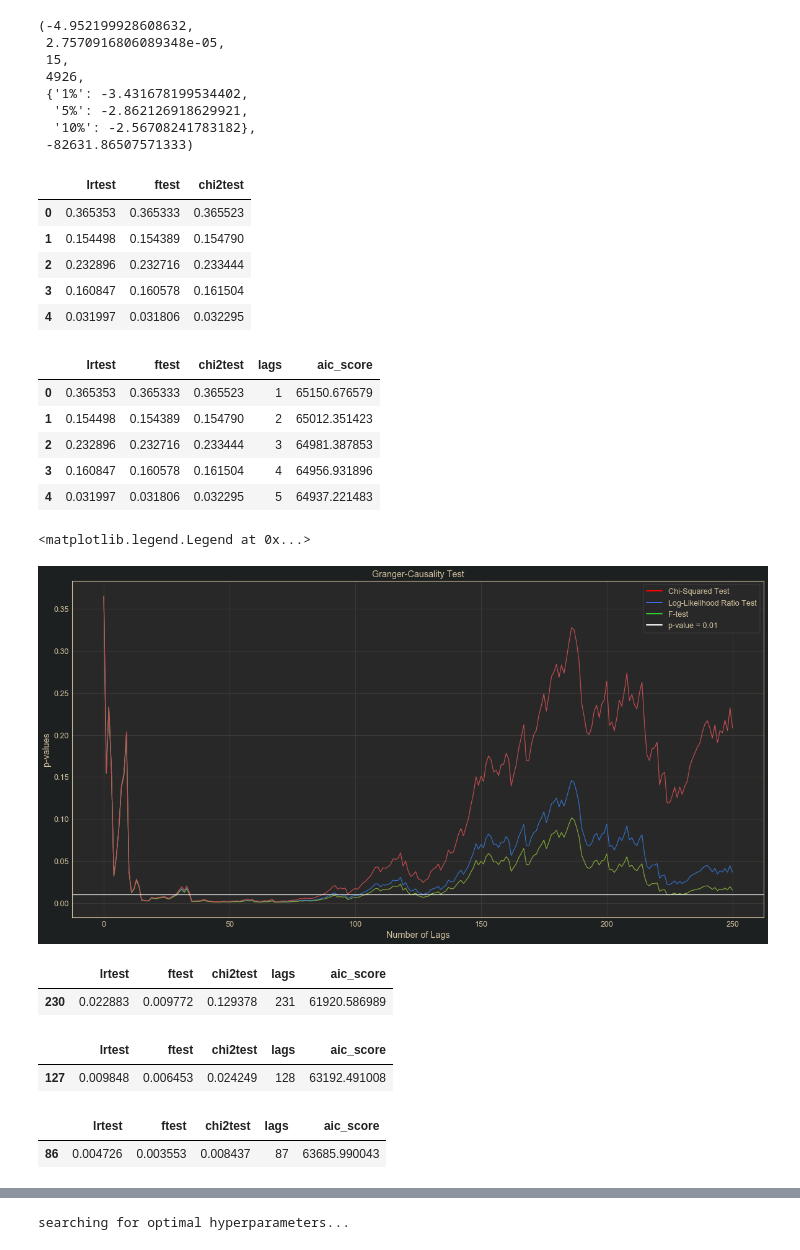
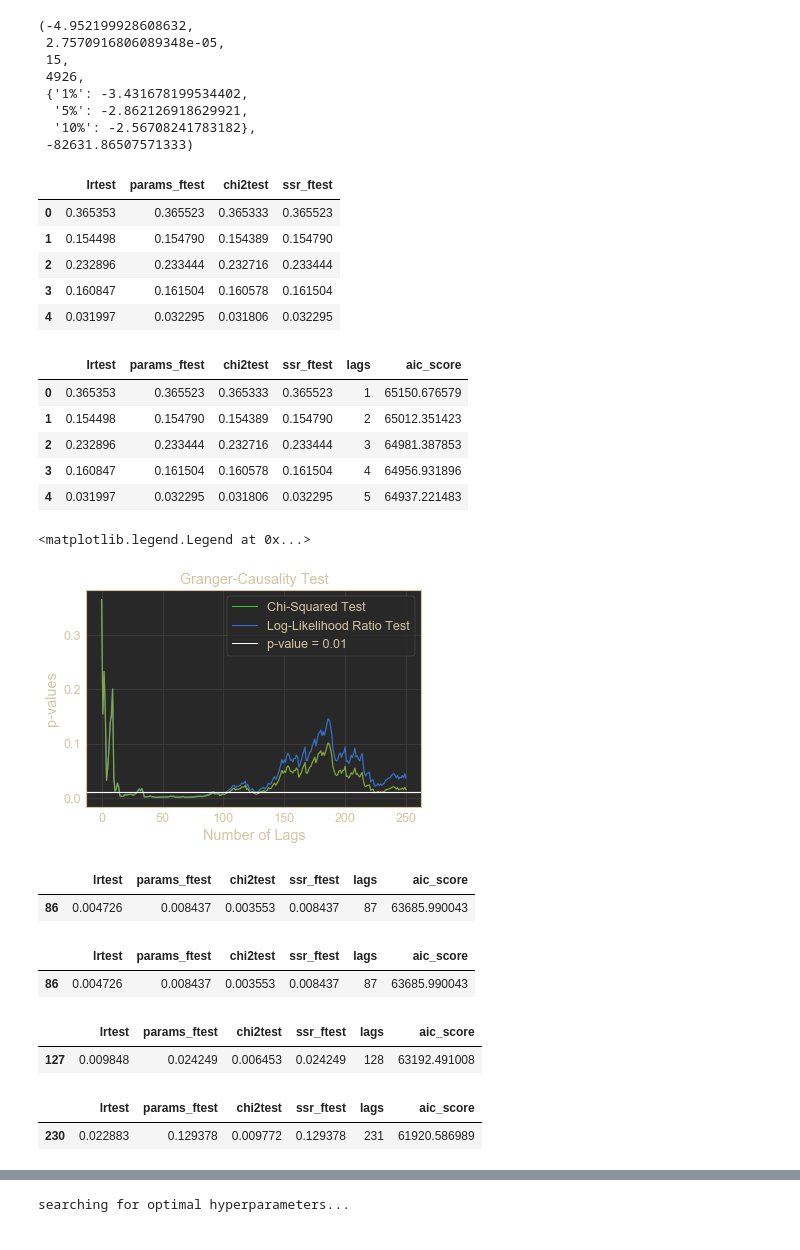
Before and after one commit to mayabenowitz/hedgepy, a Jupyter notebook: notebooks/1.1-dcor-centrality-svm.ipynb, the cells around one changed output, grey strips where cells are left out. Saved outputs shown, nothing was run; the diff lists cells and outputs as text; code cells hidden in the pictures.

```diff
--- a/notebooks/1.1-dcor-centrality-svm.ipynb
+++ b/notebooks/1.1-dcor-centrality-svm.ipynb
@@ -107,5 +104,5 @@ nx_ts_soft = build_network_time_series(dja_series, soft_threshold=True)
 # %%
-ns_ts_hard = build_network_time_series(dja_series, soft_threshold=False)
+nx_ts_hard = build_network_time_series(dja_series, soft_threshold=False)
 # %%
 nx_ts_02 = build_network_time_series(dja_series, soft_threshold=False, corr_threshold=0.2)
 nx_ts_03 = build_network_time_series(dja_series, soft_threshold=False, corr_threshold=0.3)
@@ -123,7 +120,7 @@ df_dc = pd.concat(df_list, axis=1)
 # %%
 from hedgepy.centrality import global_clustering
 # %%
-df_ec = global_eigencentrality(ns_ts_hard)
+df_ec = global_eigencentrality(nx_ts_hard)
 # df_ec = global_clustering(nx_ts_soft)
 # %%
 # df_ec.columns = ['global_eigencentrality']
@@ -177,5 +205,5 @@ ax2.grid(False)
 # %%
-df_gtest = pd.DataFrame({'DJA': df_dja_index['Close'], 'eigen': (df_ec['global_eigencentrality'])})
+df_gtest = pd.DataFrame({'DJA': df_dja_index['Close'], 'eigen': df_ec['global_eigencentrality']})
 df_gtest.dropna(inplace=True)
 # %%
 df_gtest2 = pd.DataFrame({'DJA': df_dja_index['Close'], 'deg_03': df_dc['dcor > 0.3']})
@@ -206,72 +234,82 @@ aic_df = pd.DataFrame({'lags': list(range(1,252)), 'aic_score': aic_scores})
 p_values_lr = []
 p_values_ft = []
 p_values_chi = []
+p_values_ssrft = []
 for lag in range(1, 252):
     lrtest = gc[lag][0]['lrtest'][1]
-    ftest = gc[lag][0]['ssr_chi2test'][1]
-    chi2test = gc[lag][0]['params_ftest'][1]
+    chi2test = gc[lag][0]['ssr_chi2test'][1]
+    params_ftest = gc[lag][0]['params_ftest'][1]
+    ssr_ftest = gc[lag][0]['ssr_ftest'][1]
     p_values_lr.append(lrtest)
-    p_values_ft.append(ftest)
+    p_values_ft.append(params_ftest)
     p_values_chi.append(chi2test)
+    p_values_ssrft.append(ssr_ftest)
 
-gtest_df = pd.DataFrame({'lrtest': p_values_lr, 'ftest': p_values_ft, 'chi2test': p_values_chi})
+gtest_df = pd.DataFrame({'lrtest': p_values_lr, 'params_ftest': p_values_ft, 'chi2test': p_values_chi, 'ssr_ftest': p_values_ssrft})
 gtest_df.head()
 # %% [output]
-|  | lrtest | ftest | chi2test |
-| 0 | 0.365353 | 0.365333 | 0.365523 |
-| 1 | 0.154498 | 0.154389 | 0.154790 |
-| 2 | 0.232896 | 0.232716 | 0.233444 |
-| 3 | 0.160847 | 0.160578 | 0.161504 |
-| 4 | 0.031997 | 0.031806 | 0.032295 |
+|  | lrtest | params_ftest | chi2test | ssr_ftest |
+| 0 | 0.365353 | 0.365523 | 0.365333 | 0.365523 |
+| 1 | 0.154498 | 0.154790 | 0.154389 | 0.154790 |
+| 2 | 0.232896 | 0.233444 | 0.232716 | 0.233444 |
+| 3 | 0.160847 | 0.161504 | 0.160578 | 0.161504 |
+| 4 | 0.031997 | 0.032295 | 0.031806 | 0.032295 |
 # %%
 gtest_aic_df = gtest_df.merge(aic_df, right_index=True, left_index=True)
 gtest_aic_df.head()
 # %% [output]
-|  | lrtest | ftest | chi2test | lags | aic_score |
-| 0 | 0.365353 | 0.365333 | 0.365523 | 1 | 65150.676579 |
-| 1 | 0.154498 | 0.154389 | 0.154790 | 2 | 65012.351423 |
-| 2 | 0.232896 | 0.232716 | 0.233444 | 3 | 64981.387853 |
-| 3 | 0.160847 | 0.160578 | 0.161504 | 4 | 64956.931896 |
-| 4 | 0.031997 | 0.031806 | 0.032295 | 5 | 64937.221483 |
+|  | lrtest | params_ftest | chi2test | ssr_ftest | lags | aic_score |
+| 0 | 0.365353 | 0.365523 | 0.365333 | 0.365523 | 1 | 65150.676579 |
+| 1 | 0.154498 | 0.154790 | 0.154389 | 0.154790 | 2 | 65012.351423 |
+| 2 | 0.232896 | 0.233444 | 0.232716 | 0.233444 | 3 | 64981.387853 |
+| 3 | 0.160847 | 0.161504 | 0.160578 | 0.161504 | 4 | 64956.931896 |
+| 4 | 0.031997 | 0.032295 | 0.031806 | 0.032295 | 5 | 64937.221483 |
 # %%
 # theres a predicitive pocket ranging from 40-90 lag days
 
 plt.plot(p_values_lr)
-plt.plot(p_values_ft)
 plt.plot(p_values_chi)
+# plt.plot(p_values_ft)
+# plt.plot(p_values_ssrft)
 plt.title('Granger-Causality Test')
 plt.ylabel('p-values')
 plt.xlabel('Number of Lags')
 plt.axhline(0.01, color='white')
 
-colors = ['red', 'royalblue', 'limegreen', 'white']
-lines = [ Line2D([0], [0], color=c, linewidth=2) for c in colors ]
-labels = ['Chi-Squared Test', 'Log-Likelihood Ratio Test', 'F-test', 'p-value = 0.01']
+colors = ['limegreen', 'royalblue', 'white']
+lines = [ Line2D([0], [0], color=c, linewidth=1) for c in colors ]
+labels = ['Chi-Squared Test', 'Log-Likelihood Ratio Test', 'p-value = 0.01']
 plt.legend(lines, labels)
 # %% [output]
 <matplotlib.legend.Legend at 0x...>
-[figure, old version]
+[figure, new version]
 # %%
 #ftest aic
-sig_gtest = gtest_aic_df[(gtest_aic_df['ftest'] < 0.01)]
+sig_gtest = gtest_aic_df[(gtest_aic_df['params_ftest'] < 0.01)]
 sig_gtest[sig_gtest['aic_score'] == sig_gtest['aic_score'].min()]
 # %% [output]
-|  | lrtest | ftest | chi2test | lags | aic_score |
-| 230 | 0.022883 | 0.009772 | 0.129378 | 231 | 61920.586989 |
+|  | lrtest | params_ftest | chi2test | ssr_ftest | lags | aic_score |
+| 86 | 0.004726 | 0.008437 | 0.003553 | 0.008437 | 87 | 63685.990043 |
+# %%
+sig_gtest = gtest_aic_df[(gtest_aic_df['ssr_ftest'] < 0.01)]
+sig_gtest[sig_gtest['aic_score'] == sig_gtest['aic_score'].min()]
+# %% [output]
+|  | lrtest | params_ftest | chi2test | ssr_ftest | lags | aic_score |
+| 86 | 0.004726 | 0.008437 | 0.003553 | 0.008437 | 87 | 63685.990043 |
 # %%
 #lrtest aic
 sig_gtest = gtest_aic_df[(gtest_aic_df['lrtest'] < 0.01)]
 sig_gtest[sig_gtest['aic_score'] == sig_gtest['aic_score'].min()]
 # %% [output]
-|  | lrtest | ftest | chi2test | lags | aic_score |
-| 127 | 0.009848 | 0.006453 | 0.024249 | 128 | 63192.491008 |
+|  | lrtest | params_ftest | chi2test | ssr_ftest | lags | aic_score |
+| 127 | 0.009848 | 0.024249 | 0.006453 | 0.024249 | 128 | 63192.491008 |
 # %%
 #chi2test aic
 sig_gtest = gtest_aic_df[(gtest_aic_df['chi2test'] < 0.01)]
 sig_gtest[sig_gtest['aic_score'] == sig_gtest['aic_score'].min()]
 # %% [output]
-|  | lrtest | ftest | chi2test | lags | aic_score |
-| 86 | 0.004726 | 0.003553 | 0.008437 | 87 | 63685.990043 |
+|  | lrtest | params_ftest | chi2test | ssr_ftest | lags | aic_score |
+| 230 | 0.022883 | 0.129378 | 0.009772 | 0.129378 | 231 | 61920.586989 |
 # %%
 fig, ax = plt.subplots(figsize=(20,10))
 for col in df_dc.columns:
```
Also changed, not shown: parts of 31 cells of this notebook, 10 other files.
